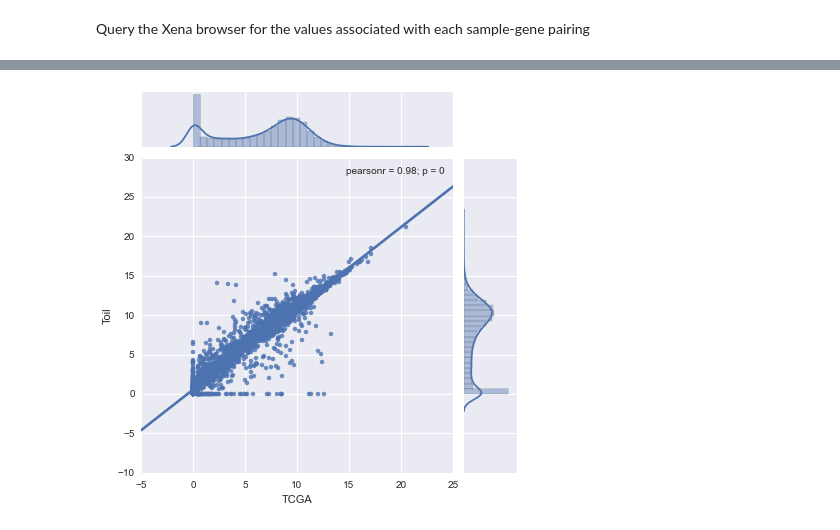
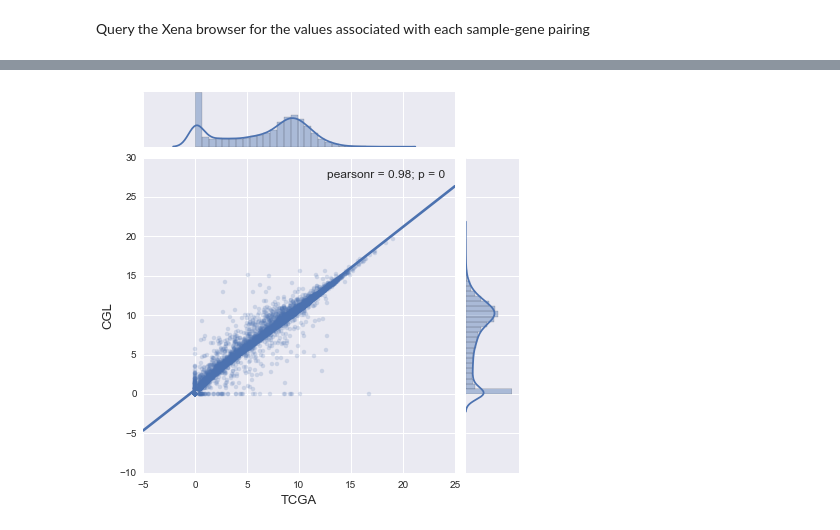
Before and after one commit to jvivian/ipython_notebooks, a Jupyter notebook: toil_recompute_concordance/Toil Recompute Concordance.ipynb, the cells around one changed output, grey strips where cells are left out. Cells and saved outputs as stored; diff of their text form; code cells hidden in the pictures.

Commit message:
Toil recompute concordance

```diff
--- a/toil_recompute_concordance/Toil Recompute Concordance.ipynb
+++ b/toil_recompute_concordance/Toil Recompute Concordance.ipynb
@@ -26,7 +26,7 @@ Gather a pool of samples and gene names to randomly select from.
 # %%
 tcga_hub = "https://genome-cancer.ucsc.edu:443/proj/public/xena"
 tcga_dataset = "public/TCGA/TCGA.PANCAN.sampleMap/HiSeqV2"
-toil_hub = "http://ec2-54-183-152-154.us-west-1.compute.amazonaws.com:7222"
+toil_hub = "https://toil.xenahubs.net:443/"
 toil_dataset = "tcga_RSEM_Hugo_norm_count"
 # %%
 samples = dataset_samples(tcga_hub, tcga_dataset)
@@ -38,3 +38,6 @@ genes = dataset_field(tcga_hub, tcga_dataset)
 print ', '.join(genes[200:210])
 # %% [output]
 ACP5, ACP6, ACPL2, ACPP, ACPT, ACR, ACRBP, ACRC, ACRV1, ACSBG1
+# %%
+genes = dataset_field(toil_hub, toil_dataset)
+print ', '.join(genes[200:210])
@@ -65,5 +83,9 @@ df_drop = df[df.Toil != 'NaN']
 # %%
-sns.jointplot(x='TCGA', y='Toil', data=df_drop, kind='reg');
-plt.savefig('Random_sampling_concordance.png', type='png', dpi=300)
+g = sns.jointplot(x='TCGA', y='Toil', data=df_drop, kind='reg', );
+g.ax_joint.collections[0].set_alpha(0.2)
+plt.ylabel('CGL', fontsize=13)
+plt.xlabel('TCGA', fontsize=13)
+plt.rc("legend", fontsize=12)
+plt.savefig('Random_sampling_concordance.svg', type='svg', dpi=300)
 # %% [output]
-[figure, old version]
+[figure, new version]
```
Also changed, not shown: parts of 4 cells of this notebook, 3 other files.
